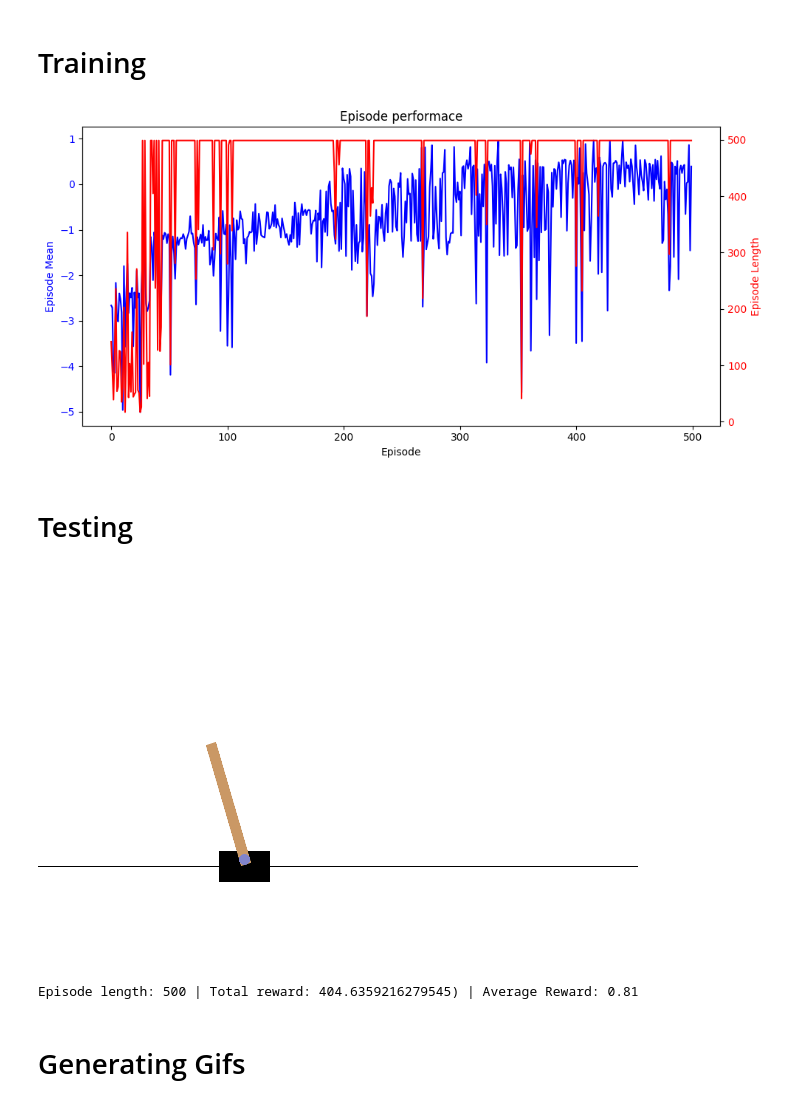
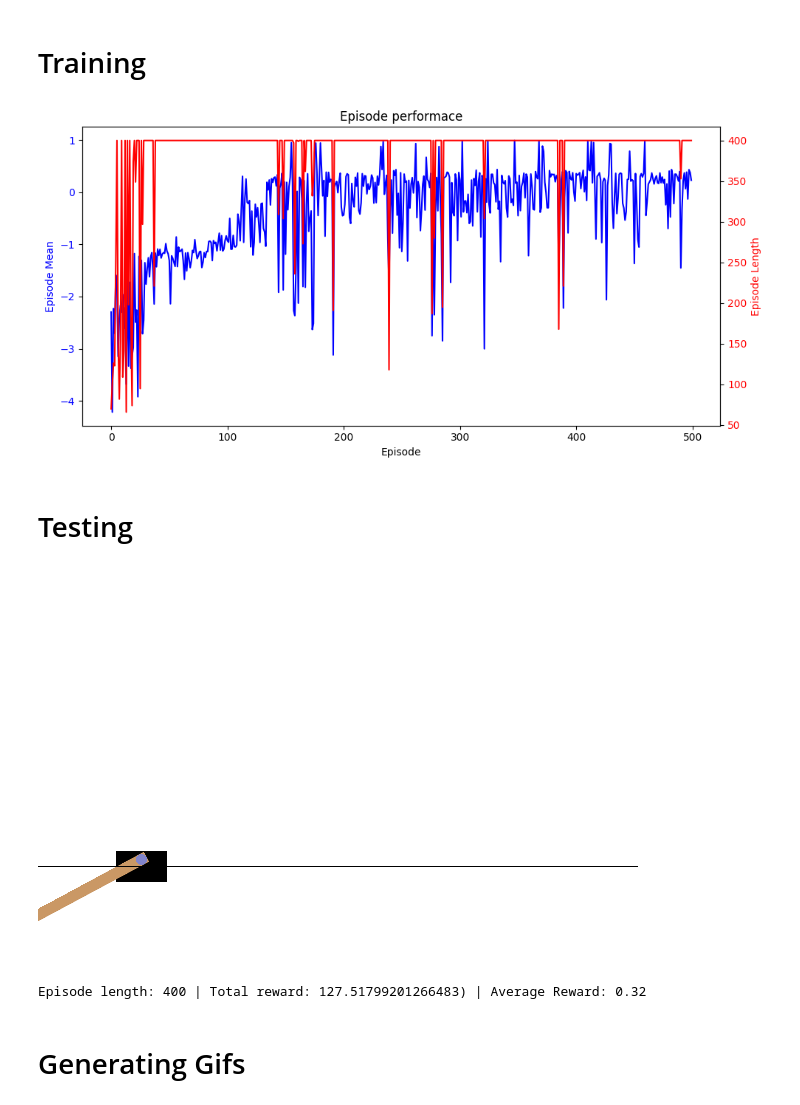
Before and after one commit to Aayush2542001/Inverted-Pendulum-Balance-Problem, a Jupyter notebook: Custom Version/Custom Inverted Pendulum.ipynb, the cells around one changed output. Drawn from its saved outputs; the diff is of its cells as text; code cells hidden in the pictures.

```diff
--- a/Custom Version/Custom Inverted Pendulum.ipynb
+++ b/Custom Version/Custom Inverted Pendulum.ipynb
@@ -53,12 +53,12 @@ class ReplayMemory(object):
 # %% [markdown]
 # Constants
 # %%
-MAX_EPISODE_LENGTH = 500
+MAX_EPISODE_LENGTH = 400
 BATCH_SIZE = 128
 GAMMA = 0.99
 EPS_START = 0.9
 EPS_END = 0.005
-EPS_DECAY = 1000
+EPS_DECAY = 100
 TAU = 0.005
 LR = 1e-4
 num_episodes = 500
@@ -297,7 +297,7 @@ for i_episode in progress_bar:
 
     for t in count():
         # (1, 1)
-        action, exploration = select_action(env.action_space, state, policy_net, steps_done)
+        action, exploration = select_action(env.action_space, state, policy_net, i_episode)
         steps_done += 1
 
         # (4,)       1.0     False       False
@@ -325,43 +325,46 @@ for i_episode in progress_bar:
         # Move to the next state
         state = next_state
 
         # Perform one step of the optimization (on the policy network)
         optimize_model(optimizer, policy_net, target_net, memory)
 
         # Soft update of the target network's weights
         target_net_state_dict = target_net.state_dict()
         policy_net_state_dict = policy_net.state_dict()
 
         for key in policy_net_state_dict:
             target_net_state_dict[key] = policy_net_state_dict[key]*TAU + target_net_state_dict[key]*(1-TAU)
 
         target_net.load_state_dict(target_net_state_dict)
 
         if done:
             episode_mean.append(episode_average)
-            episode_length.append(t)
+            episode_length.append(t+1)
 
             episode_count += 1
             running_mean = running_mean + (episode_mean[-1] - running_mean) / episode_count
             running_length = running_length + (episode_length[-1] - running_length) / episode_count
 
             break
 
+    if episode_average >= 1:
+        break
+
     progress_bar.set_description(f"Running mean = {running_mean:.2f}({episode_mean[-1]:.2f}) | "
                                  f"Running length = {running_length:.2f}({episode_length[-1]}) | "
                                  f"Exploration = {exploration:.2f}")
 
 plot_progress(episode_mean, episode_length)
 # %% [output]
-[figure, old version]
+[figure, new version]
 # %% [markdown]
 # Testing
 # %%
 env = CustomCartPole(max_episode_steps=MAX_EPISODE_LENGTH, render_mode='rgb_array')
 show_gif(env, policy_net, MAX_EPISODE_LENGTH)
 # %% [output]
-[figure, old version]
+[figure, new version]
-Episode length: 500 | Total reward: 404.6359216279545) | Average Reward: 0.81
+Episode length: 400 | Total reward: 127.51799201266483) | Average Reward: 0.32
 # %% [markdown]
 # Generating Gifs
 # %%
```
Also changed, not shown: parts of 2 cells of this notebook, 11 other files.
